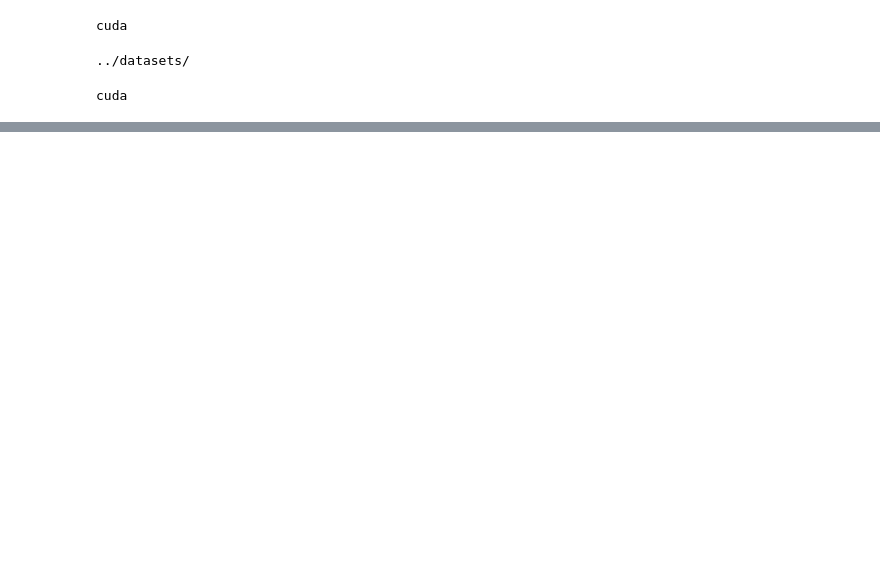
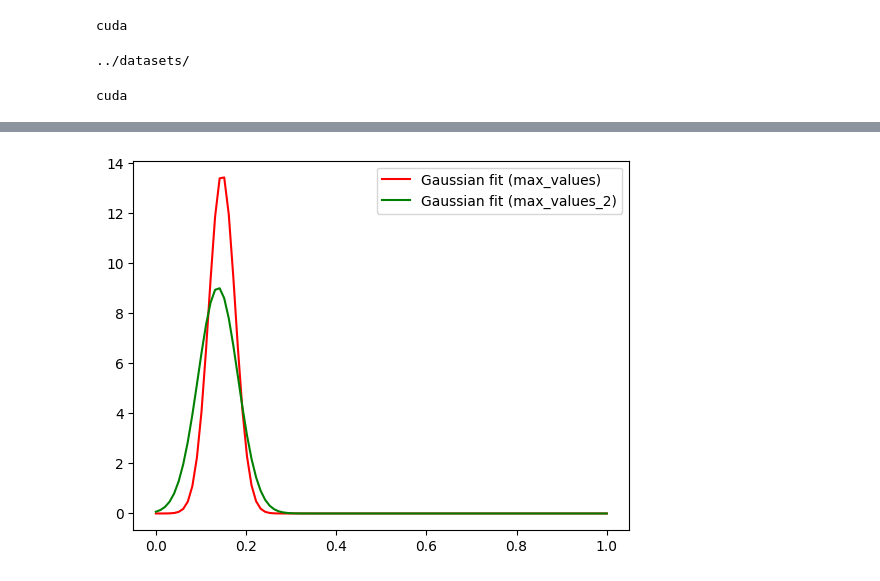
Before and after one commit to RaghavSinghal10/UniS-MMC, a Jupyter notebook: ipynb-notebooks-dgx6/noise_random.ipynb, the cells around one changed output, grey strips where cells are left out. Cells and saved outputs as stored; diff of their text form; code cells hidden in the pictures; blank space fills up the shorter version.

```diff
--- a/ipynb-notebooks-dgx6/noise_random.ipynb
+++ b/ipynb-notebooks-dgx6/noise_random.ipynb
@@ -156,0 +189,33 @@ plt.show()
+# %%
+# plt.hist(max_values, bins=10, alpha=0.5, label='max_values')
+# plt.hist(max_values_2, bins=10, alpha=0.5, label='max_values_2')
+# plt.xlabel('Confidence')
+# plt.ylabel('Frequency')
+# plt.title('Distribution of Confidence')
+# plt.legend()
+# Fit Gaussian on max_values histogram
+mu, sigma = scipy.stats.norm.fit(max_values)
+
+# Fit Gaussian on max_values_2 histogram
+mu_2, sigma_2 = scipy.stats.norm.fit(max_values_2)
+
+# # Plot the histograms with fitted Gaussian curves
+# plt.hist(max_values, bins=10, alpha=0.5, label='max_values')
+# plt.hist(max_values_2, bins=10, alpha=0.5, label='max_values_2')
+# plt.xlabel('Confidence')
+# plt.ylabel('Frequency')
+# plt.title('Distribution of Confidence')
+# plt.legend()
+
+# Plot the fitted Gaussian curves
+x = np.linspace(0, 1, 100)
+y = scipy.stats.norm.pdf(x, mu, sigma)
+plt.plot(x, y, 'r-', label='Gaussian fit (max_values)')
+
+y_2 = scipy.stats.norm.pdf(x, mu_2, sigma_2)
+plt.plot(x, y_2, 'g-', label='Gaussian fit (max_values_2)')
+
+plt.legend()
+plt.show()
+# %% [output]
+[figure, added]
```
Also changed, not shown: parts of 11 cells of this notebook, 4 other files.
